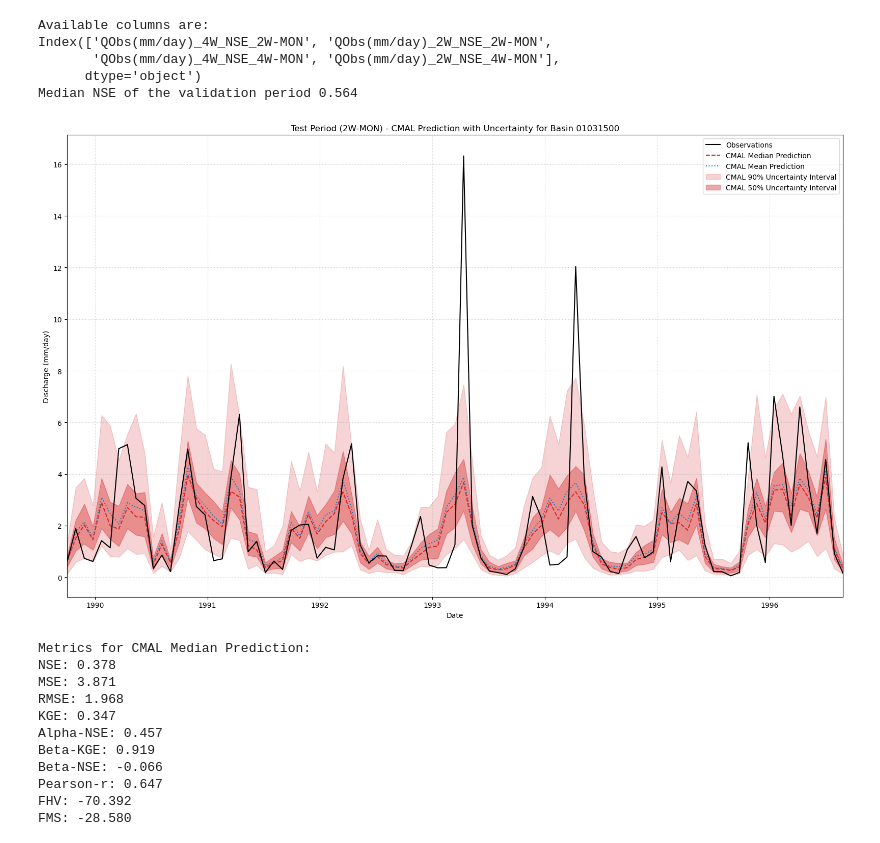
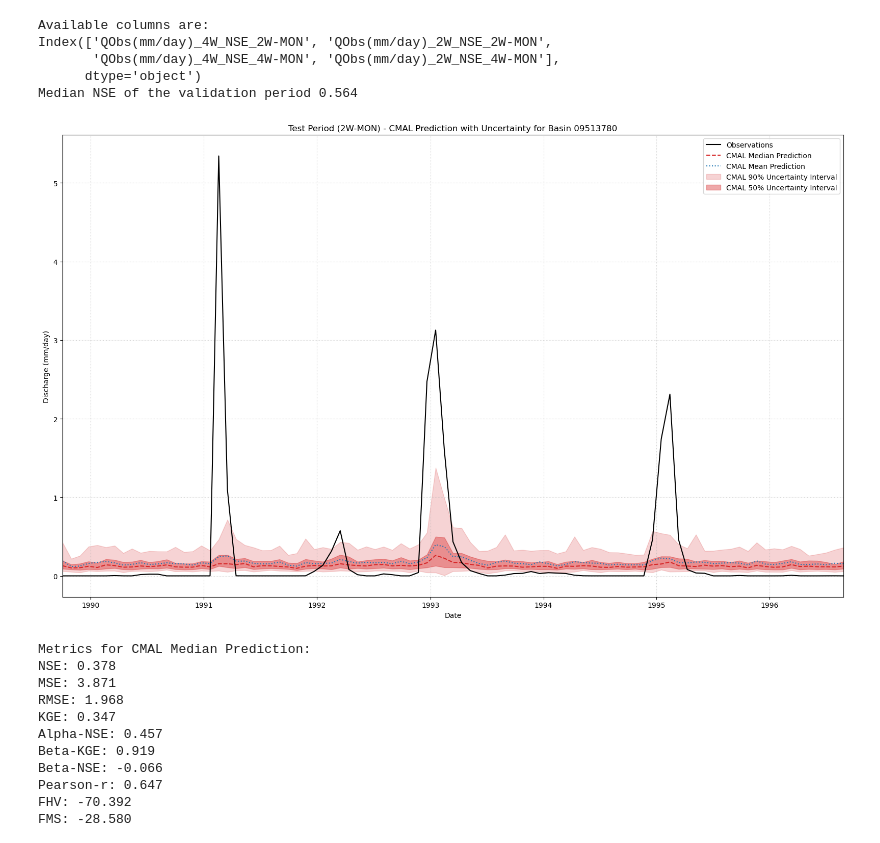
Before and after one commit to huangale88/neuralhydrology, a Jupyter notebook: own/operational_forecast/mtslstm_cmal.ipynb, the cells around one changed output. Drawn from its saved outputs; the diff is of its cells as text; code cells hidden in the pictures.

```diff
--- a/own/operational_forecast/mtslstm_cmal.ipynb
+++ b/own/operational_forecast/mtslstm_cmal.ipynb
@@ -89,7 +89,7 @@ Index(['QObs(mm/day)_4W_NSE_2W-MON', 'QObs(mm/day)_2W_NSE_2W-MON',
       dtype='object')
 Median NSE of the validation period 0.564
 # %%
-basin_id = '01031500'
+basin_id = '09513780'
 freq = '2W-MON'
 if freq == '4W-MON':
     target_variable = 'QObs(mm/day)_4W'
@@ -127,34 +127,34 @@ ax.plot(median_sim['date'].values, median_sim.values.squeeze(), color='#d62728',
 ax.plot(mean_sim['date'].values, mean_sim.values.squeeze(), color='#1f77b4', linestyle=':', label='CMAL Mean Prediction', linewidth=1.5)
 
 ax.fill_between(
     q05['date'].values,
     q05.values.squeeze(),         # <-- FIX HERE
     q95.values.squeeze(),         # <-- FIX HERE
     color='#d62728',
     alpha=0.2,
     label='CMAL 90% Uncertainty Interval'
 )
 
 ax.fill_between(
     q25['date'].values,
     q25.values.squeeze(),         # <-- FIX HERE
     q75.values.squeeze(),         # <-- FIX HERE
     color='#d62728',
     alpha=0.4,
     label='CMAL 50% Uncertainty Interval'
 )
 
 # --- Formatting (Same as before) ---
 ax.set_ylabel("Discharge (mm/day)")
 ax.set_xlabel("Date")
 ax.set_title(f"Test Period ({freq}) - CMAL Prediction with Uncertainty for Basin {basin_id}")
 ax.legend()
 ax.grid(True, linestyle=':', alpha=0.6)
 ax.set_xlim([qobs['date'].values.min(), qobs['date'].values.max()])
 plt.tight_layout()
 plt.show()
 # %% [output]
-[figure, old version]
+[figure, new version]
 # %%
 qobs_1d = qobs.squeeze()
 mean_sim_1d = mean_sim.squeeze()
```
Also changed, not shown: parts of 6 cells of this notebook, 2 other files.
